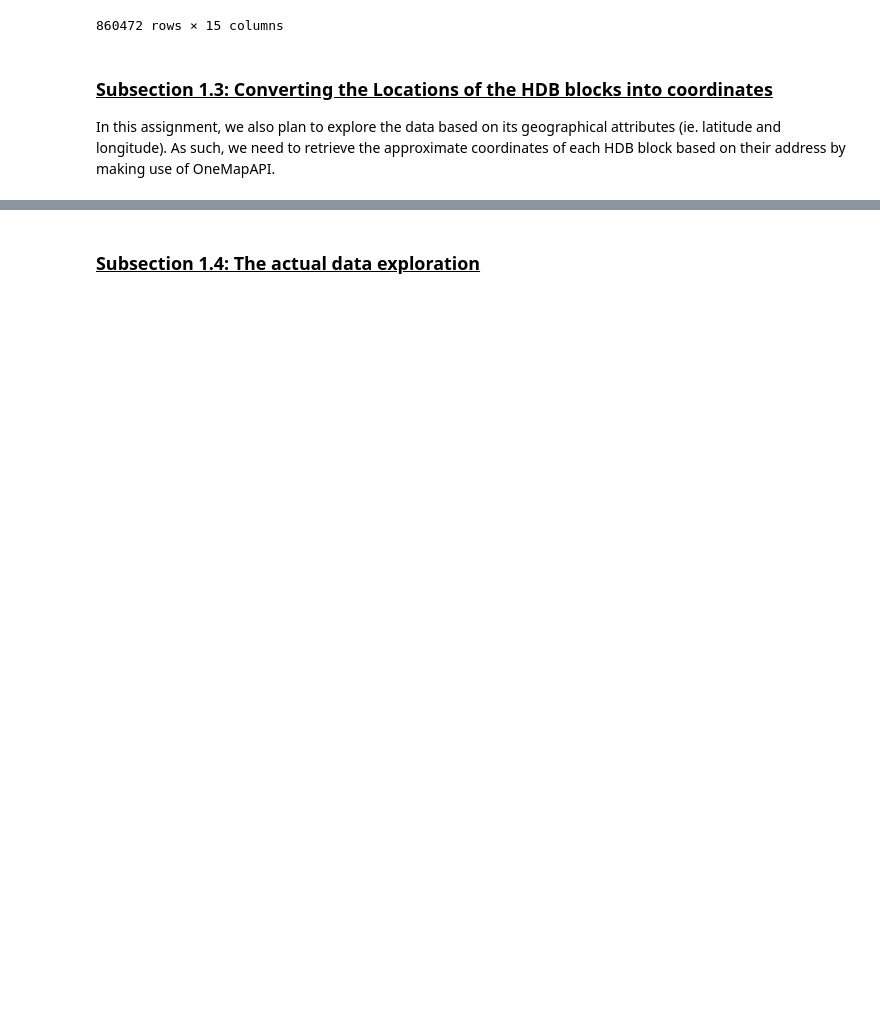
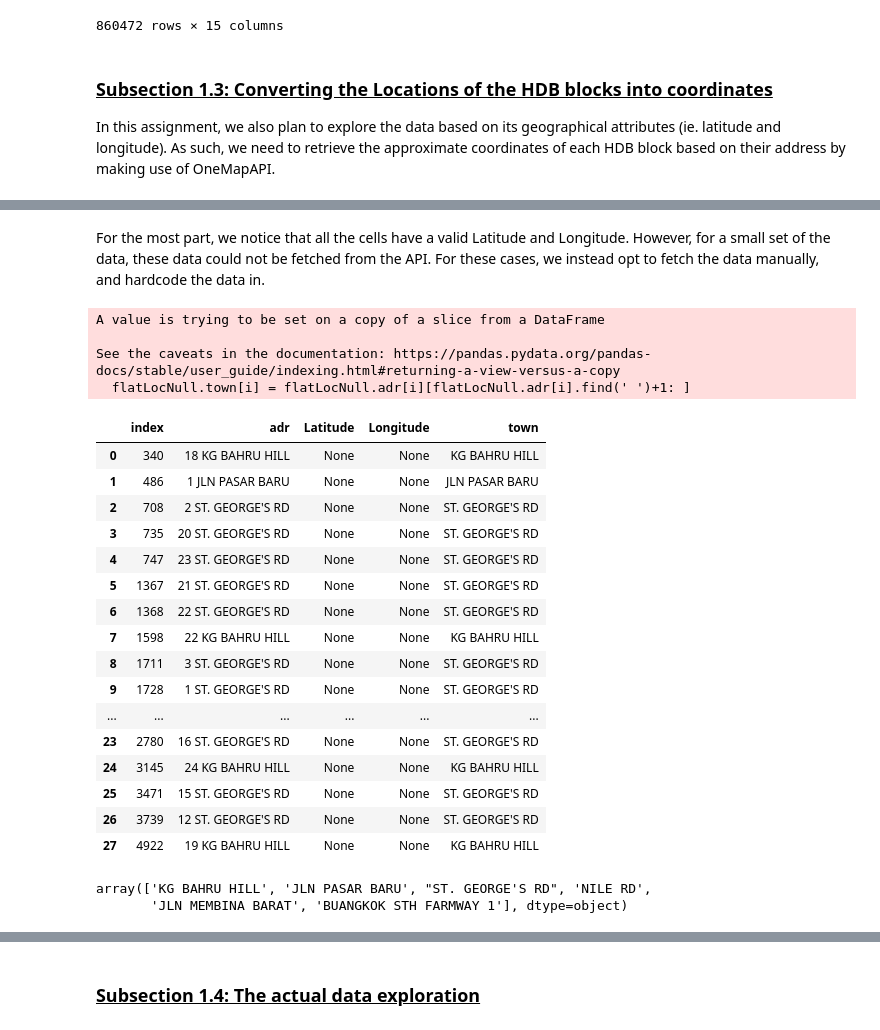
Before and after one commit to coord-geom/cs5131-assignment1, a Jupyter notebook: main.ipynb, the cells around one changed output, grey strips where cells are left out. Cells and saved outputs as stored; diff of their text form; code cells hidden in the pictures; blank space fills up the shorter version.

```diff
--- a/main.ipynb
+++ b/main.ipynb
@@ -348,0 +331,35 @@ fPC
+# %%
+# Retrieving the latitude and longitude of said adsreses
+'''
+// Dont actually run this cell. Its pulling 9000 requests to an API, which takes about 1 hour to finish. We saved the data into a csv later.
+'''
+
+import requests
+
+def getcoordinates(address):
+    req = requests.get('https://developers.onemap.sg/commonapi/search?searchVal='+address+'&returnGeom=Y&getAddrDetails=Y&pageNum=1')
+    resultsdict = eval(req.text)
+    if len(resultsdict['results'])>0:
+        return resultsdict['results'][0]['LATITUDE'], resultsdict['results'][0]['LONGITUDE']
+    else:
+        pass
+
+latitudes, longitudes = [], []
+for i in range(flatLocation.index.size):
+    address = flatLocation.adr[i]
+    latitude, longitude = None, None
+    try:
+        if len(getcoordinates(address))>0:
+            latitude, longitude = getcoordinates(address)
+    except:
+        # IF the coordinates cant be found, it could be because the NDB flat does not exist.
+        # For these cases, we remove the block number and feed it back to the API
+        address = address[address.find(' ')+1:]
+        if getcoordinates(address) != None and len(getcoordinates(address))>0:
+            latitude, longitude = getcoordinates(address)
+
+    latitudes.append(latitude)
+    longitudes.append(longitude)
+
+flatLocation['Latitude'], flatLocation['Longitude'] = pd.Series(latitudes), pd.Series(longitudes)
+flatLocation
@@ -348,0 +380,36 @@ fPC
+# %% [markdown]
+For the most part, we notice that all the cells have a valid Latitude and Longitude. However, for a small set of the data, these data could not be fetched from the API. For these cases, we instead opt to fetch the data manually, and hardcode the data in.
+# %%
+#flatLocTest = flatLocation[flatLocation.Latitude.isnull()]
+flatLocNull = flatLocation[flatLocation.Latitude.isnull()]
+flatLocNull = flatLocNull.reset_index()
+flatLocNull["town"] = ""
+for i in range(flatLocNull.index.size):
+  flatLocNull.town[i] = flatLocNull.adr[i][flatLocNull.adr[i].find(' ')+1: ]
+
+display(flatLocNull)
+flatLocNull.town.unique()
+# %% [output]
+A value is trying to be set on a copy of a slice from a DataFrame
+
+See the caveats in the documentation: https://pandas.pydata.org/pandas-docs/stable/user_guide/indexing.html#returning-a-view-versus-a-copy
+  flatLocNull.town[i] = flatLocNull.adr[i][flatLocNull.adr[i].find(' ')+1: ]
+|  | index | adr | Latitude | Longitude | town |
+| 0 | 340 | 18 KG BAHRU HILL | None | None | KG BAHRU HILL |
+| 1 | 486 | 1 JLN PASAR BARU | None | None | JLN PASAR BARU |
+| 2 | 708 | 2 ST. GEORGE'S RD | None | None | ST. GEORGE'S RD |
+| 3 | 735 | 20 ST. GEORGE'S RD | None | None | ST. GEORGE'S RD |
+| 4 | 747 | 23 ST. GEORGE'S RD | None | None | ST. GEORGE'S RD |
+| 5 | 1367 | 21 ST. GEORGE'S RD | None | None | ST. GEORGE'S RD |
+| 6 | 1368 | 22 ST. GEORGE'S RD | None | None | ST. GEORGE'S RD |
+| 7 | 1598 | 22 KG BAHRU HILL | None | None | KG BAHRU HILL |
+| 8 | 1711 | 3 ST. GEORGE'S RD | None | None | ST. GEORGE'S RD |
+| 9 | 1728 | 1 ST. GEORGE'S RD | None | None | ST. GEORGE'S RD |
+| ... | ... | ... | ... | ... | ... |
+| 23 | 2780 | 16 ST. GEORGE'S RD | None | None | ST. GEORGE'S RD |
+| 24 | 3145 | 24 KG BAHRU HILL | None | None | KG BAHRU HILL |
+| 25 | 3471 | 15 ST. GEORGE'S RD | None | None | ST. GEORGE'S RD |
+| 26 | 3739 | 12 ST. GEORGE'S RD | None | None | ST. GEORGE'S RD |
+| 27 | 4922 | 19 KG BAHRU HILL | None | None | KG BAHRU HILL |
+array(['KG BAHRU HILL', 'JLN PASAR BARU', "ST. GEORGE'S RD", 'NILE RD',
+       'JLN MEMBINA BARAT', 'BUANGKOK STH FARMWAY 1'], dtype=object)
```
Also changed, not shown: parts of 11 cells of this notebook, 1 other file.
